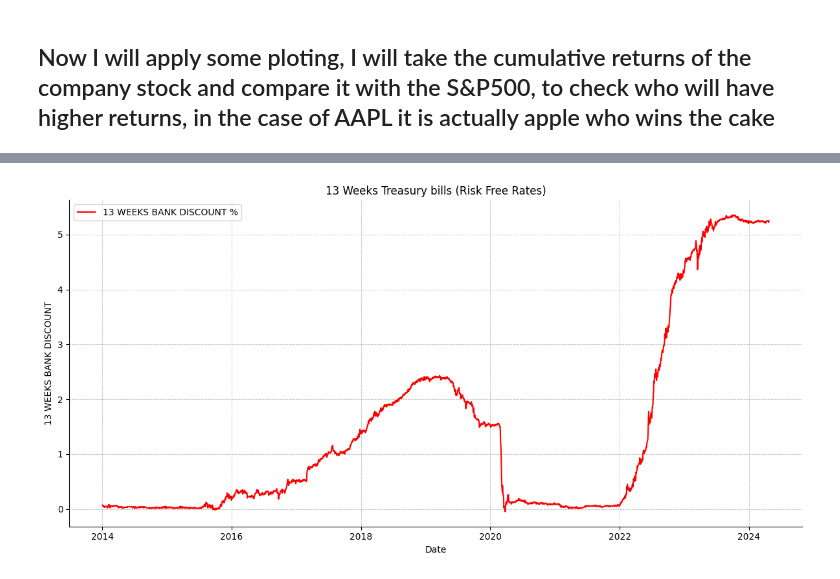
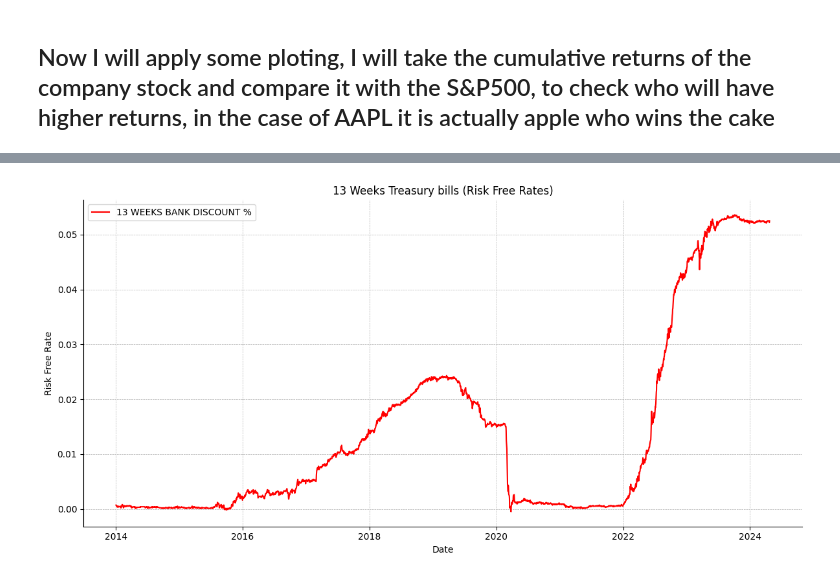
Before and after one commit to maseehfaizan/Project-Code, a Jupyter notebook: Master.ipynb, the cells around one changed output, grey strips where cells are left out. Saved outputs shown, nothing was run; the diff lists cells and outputs as text; code cells hidden in the pictures.

```diff
--- a/Master.ipynb
+++ b/Master.ipynb
@@ -311,3 +312,28 @@ price.head()
 | 2 | 2009-01-06 | 3.385000 | 1289310400 |
 | 3 | 2009-01-07 | 3.263571 | 753048800 |
 | 4 | 2009-01-08 | 3.271250 | 673500800 |
+# %%
+# The data is in percentage points. I will concate row wise
+# Emptry dataframe
+rate = pd.DataFrame()
+#empty rates
+rates = []
+# loop through all the csv files
+for i in range(11):
+    #names are from 1 to 7
+    i +=1
+
+    name = str(i)
+    name = pd.read_csv(f'./daily-treasury-rates-{i}.csv')
+    # fill the list with dataframes
+    rates.append(name)
+#concate everything row wise
+rate = pd.concat(rates,ignore_index=True)
+rate['Date'] = pd.to_datetime(rate['Date'])
+rate = rate.sort_values(by='Date')
+rate = rate[['Date','13 WEEKS BANK DISCOUNT']]
+rate = rate.rename(columns={'13 WEEKS BANK DISCOUNT':'Risk Free Rate'})
+rate['Risk Free Rate'] = rate['Risk Free Rate']/100
+rate = rate.drop_duplicates(subset='Date')
+
+rate.head(2)
@@ -403,19 +445,19 @@ rate.head(1)
 # %%
 fig, axs = plt.subplots(figsize=(12, 6))
 
 
 
-sns.lineplot(data=rate, x='Date', y='13 WEEKS BANK DISCOUNT',label='13 WEEKS BANK DISCOUNT %', ax=axs,color='red')
+sns.lineplot(data=rate, x='Date', y='Risk Free Rate',label='13 WEEKS BANK DISCOUNT %', ax=axs,color='red')
 
 
 axs.spines['top'].set_visible(False)
 axs.spines['right'].set_visible(False)
 
 # Adjust layout
 plt.title('13 Weeks Treasury bills (Risk Free Rates)')
 plt.tight_layout()
 plt.grid(True, which='both', linestyle='--', linewidth=0.5)
 
 plt.show()
 # %% [output]
-[figure, old version]
+[figure, new version]
```
Also changed, not shown: parts of 17 cells of this notebook, 1 other file.
